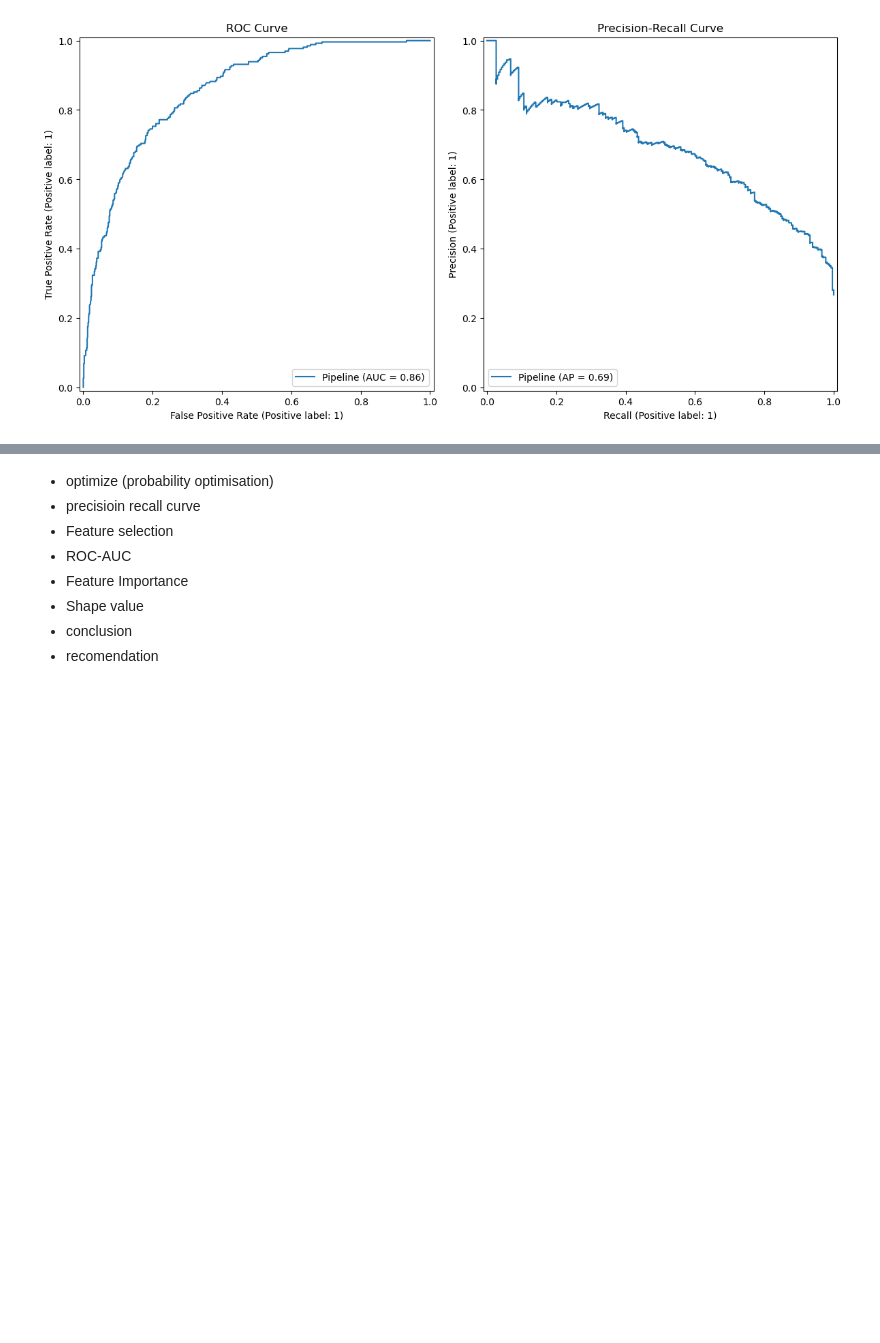
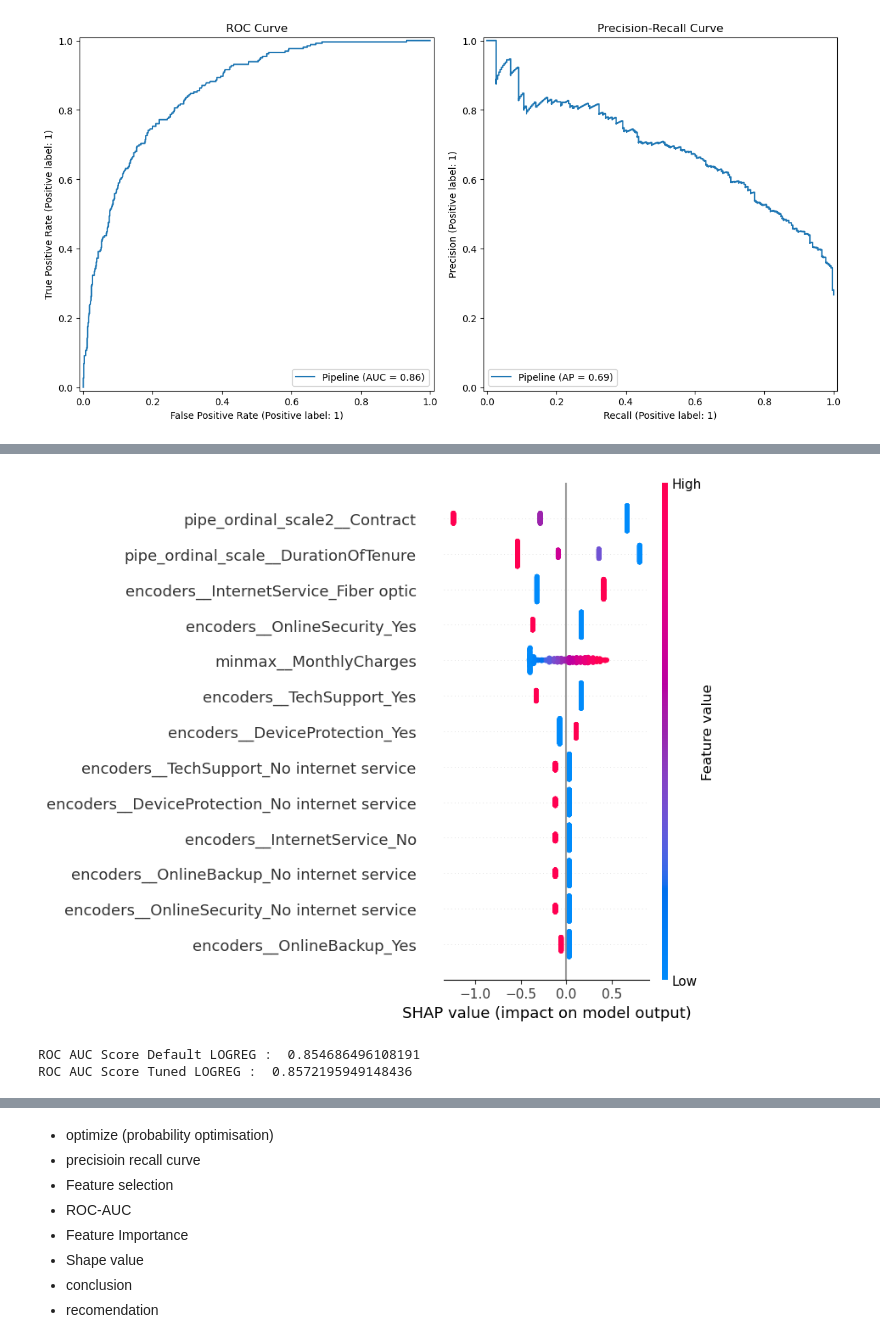
Before and after one commit to fahdmuchammad/Capstone-3-Purwadhika-Machine-learning, a Jupyter notebook: Capstone_3_Muchammad Fahd_Telco.ipynb, the cells around one changed output, grey strips where cells are left out. Cells and saved outputs as stored; diff of their text form; code cells hidden in the pictures; blank space fills up the shorter version.

```diff
--- a/Capstone_3_Muchammad Fahd_Telco.ipynb
+++ b/Capstone_3_Muchammad Fahd_Telco.ipynb
@@ -1044,0 +1071,40 @@ TypeError: All intermediate steps should be transformers and implement fit and t
+# %%
+import shap
+estimator = Pipeline([
+    ('prep', transform),
+    ('resample', rus),
+    ('model', logreg)
+])
+
+# 6. Train Pipeline
+estimator.fit(X_train, y_train)
+model = estimator.named_steps['model']
+transform = estimator.named_steps['prep']
+
+# Transform the test set to match the model's input
+X_test_transformed = transform.transform(X_test)
+
+# Initialize SHAP explainer for Logistic Regression
+explainer = shap.LinearExplainer(model, X_test_transformed)
+
+# Compute SHAP values
+shap_values = explainer.shap_values(X_test_transformed)
+
+# Visualize SHAP values for the first prediction
+shap.summary_plot(shap_values, X_test_transformed, feature_names=transform.get_feature_names_out())
+# %% [output]
+[figure, added]
+# %%
+y_pred_default = estimator.predict(X_test)
+y_pred_proba_default = estimator.predict_proba(X_test)
+y_pred_tuned = logreg_tuning.predict(X_test)
+y_pred_proba_tuned = logreg_tuning.predict_proba(X_test)
+
+roc_auc_default = roc_auc_score(y_test, y_pred_proba_default[:,1])
+roc_auc_tuned = roc_auc_score(y_test, y_pred_proba_tuned[:,1])
+
+print('ROC AUC Score Default LOGREG : ', roc_auc_default)
+print('ROC AUC Score Tuned LOGREG : ', roc_auc_tuned)
+# %% [output]
+ROC AUC Score Default LOGREG :  0.854686496108191
+ROC AUC Score Tuned LOGREG :  0.8572195949148436
```
Also changed, not shown: parts of 6 cells of this notebook, 1 other file.
